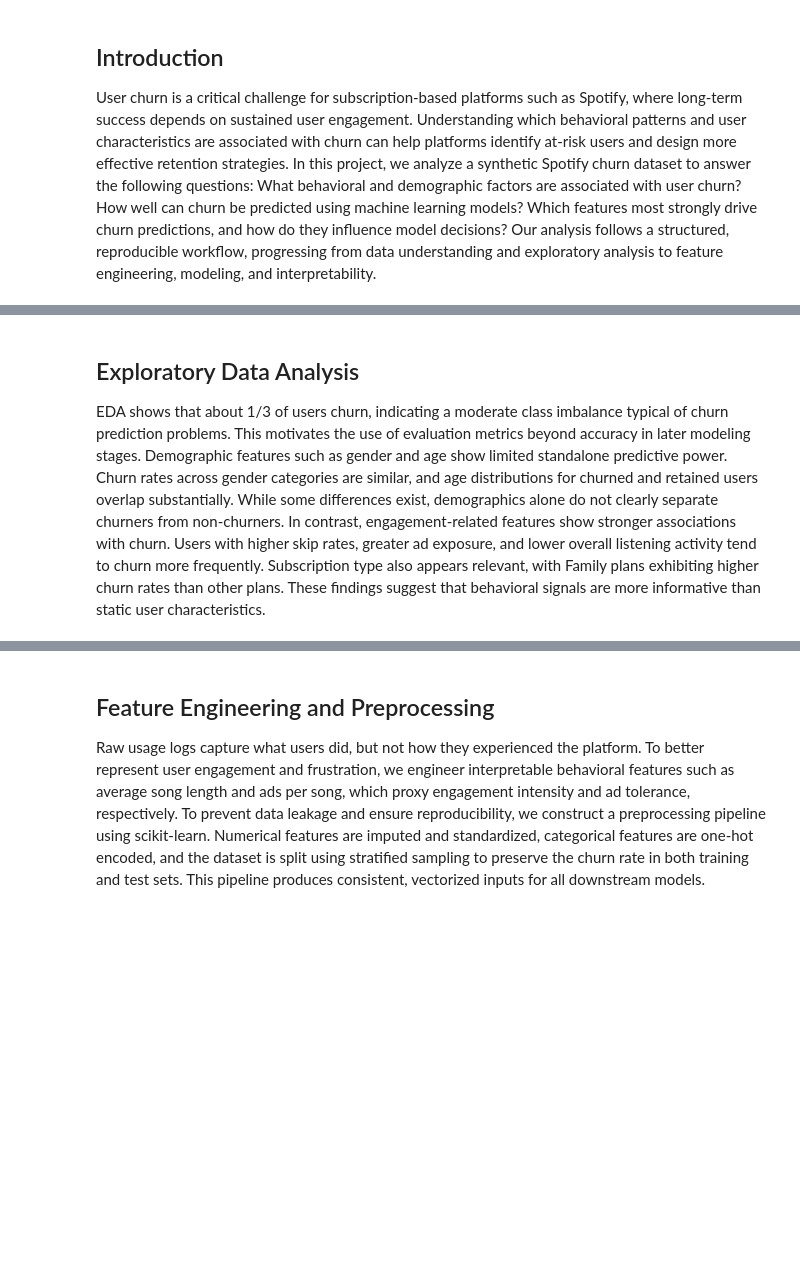
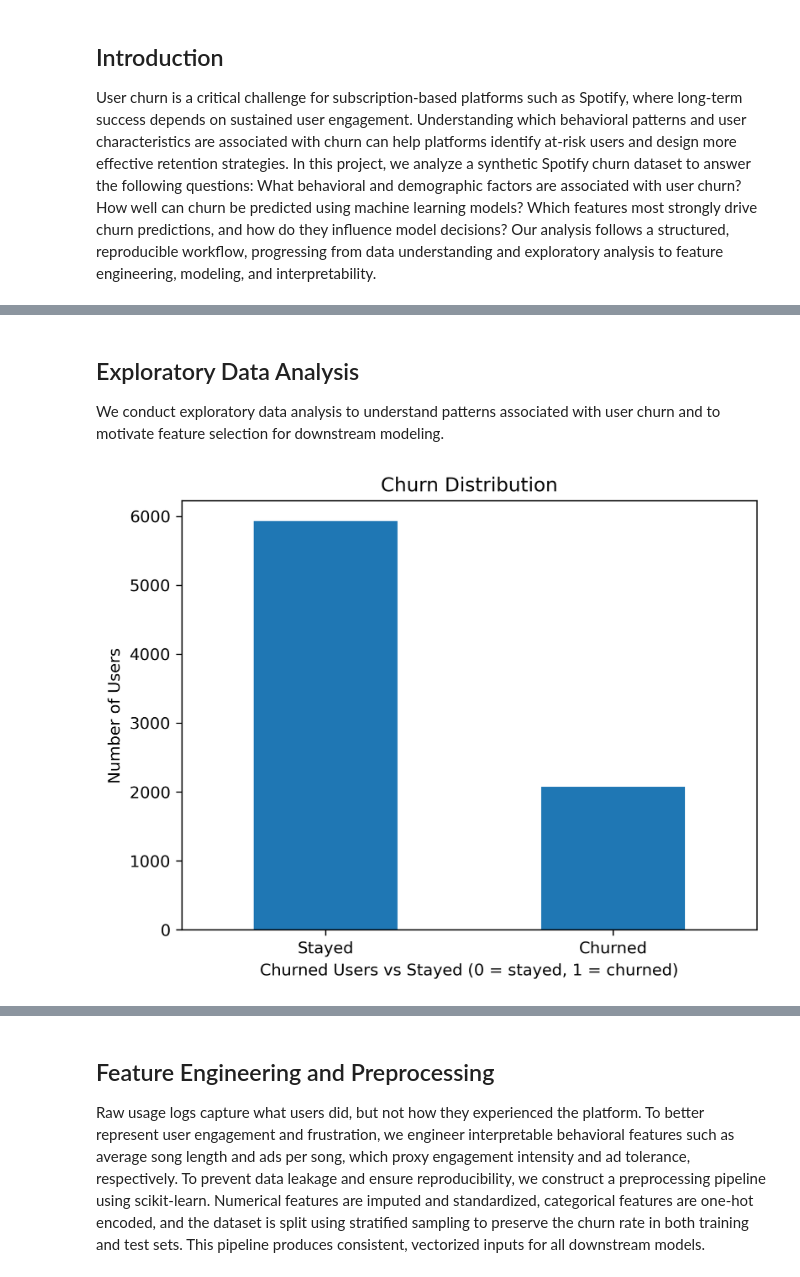
Before and after one commit to UCB-stat-159-f25/final-group08, a Jupyter notebook: notebooks/main.ipynb, the cells around one changed output, grey strips where cells are left out. Cells and saved outputs as stored; diff of their text form; code cells hidden in the pictures; blank space fills up the shorter version.

Commit message:
writeups for steps 01 and 02

```diff
--- a/notebooks/main.ipynb
+++ b/notebooks/main.ipynb
@@ -101,5 +127,8 @@ Loaded: spotify_churn_dataset.csv
 # %% [markdown]
 ## Exploratory Data Analysis
-EDA shows that about 1/3 of users churn, indicating a moderate class imbalance typical of churn prediction problems. This motivates the use of evaluation metrics beyond accuracy in later modeling stages.
-Demographic features such as gender and age show limited standalone predictive power. Churn rates across gender categories are similar, and age distributions for churned and retained users overlap substantially. While some differences exist, demographics alone do not clearly separate churners from non-churners.
-In contrast, engagement-related features show stronger associations with churn. Users with higher skip rates, greater ad exposure, and lower overall listening activity tend to churn more frequently. Subscription type also appears relevant, with Family plans exhibiting higher churn rates than other plans. These findings suggest that behavioral signals are more informative than static user characteristics.
+We conduct exploratory data analysis to understand patterns associated with user churn and to motivate feature selection for downstream modeling.
+# %%
+img_path = Path.cwd().parent / "fig_builds" / "step02_eda" / "churn_distribution.png"
+display(Image(filename=str(img_path)))
+# %% [output]
+[figure, added]
```
Also changed, not shown: parts of 10 cells of this notebook.
